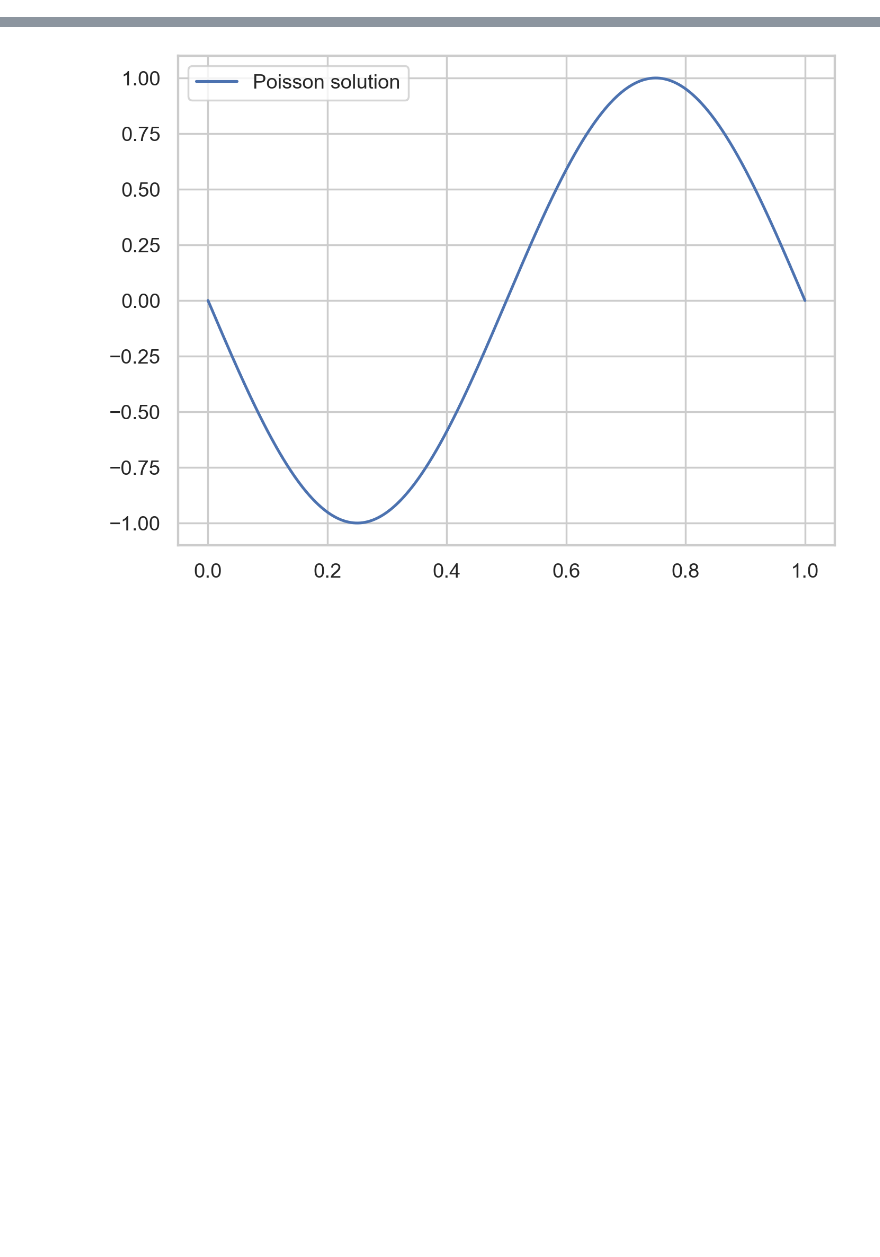
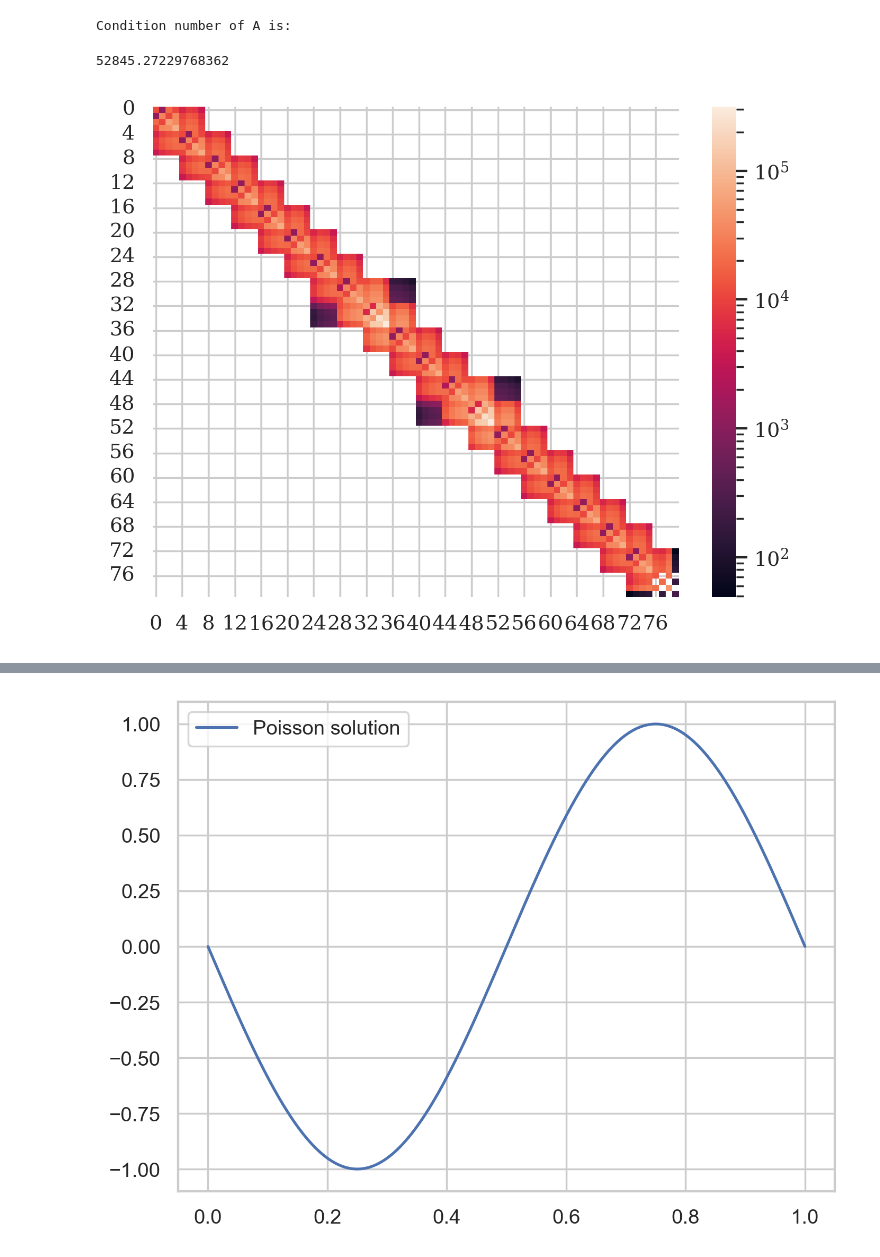
Before and after one commit to Nigel-Shen/StateRedistribution, a Jupyter notebook: DGSRD_elliptic.ipynb, the cells around one changed output, grey strips where cells are left out. Saved outputs shown, nothing was run; the diff lists cells and outputs as text; code cells hidden in the pictures; blank space fills up the shorter version.

```diff
--- a/DGSRD_elliptic.ipynb
+++ b/DGSRD_elliptic.ipynb
@@ -456,2 +431,46 @@ def compute_F(U, srd=True):
 
     return F
+# %%
+def get_mv(flux_type, local_matrices, bc, srd, p, grid, coarsen_M, redistribute_M):
+    def mv(u):
+        U = np.reshape(u, (grid.N, p+1))
+        Q = compute_Q(U, grid, flux_type, local_matrices, bc)
+
+        if srd:
+            Q_SRD = Redistribute(Coarsen(Q, grid, p, coarsen_M), grid, p, redistribute_M) # Why only apply SRD to Q??
+            """------ play around with parameters-------"""
+            Q = Q * np.array([(grid.h_local / grid.h) ** (1)]).T + Q_SRD * np.array([1 - (grid.h_local / grid.h) ** (1)]).T
+
+        F = compute_F(U, Q, grid, flux_type, local_matrices, bc=bc)
+
+        # if srd:
+        #     F_SRD = Redistribute(Coarsen(F, grid, p, coarsen_M), grid, p, redistribute_M) # Why only apply SRD to Q??
+        #     """------ play around with parameters-------"""
+        #     F = F * np.array([(grid.h_local / grid.h) ** p]).T + F_SRD * np.array([1 - (grid.h_local / grid.h) ** p]).T
+
+        return F.flatten()
+    return mv
+
+bc = [1, -1]
+p = 3
+N = 20
+grid = Grid(L, N, [1/4, 1/4], [N//2-1, N//2+3])
+grid.preprocess()
+grid.find_local_basis(p)
+coarsen_M = get_coarsen_M(p, grid)
+redistribute_M = get_redistribute_M(p, grid)
+local_matrices = load_local_matrices(p)
+A = sp.LinearOperator( (N*(p+1), N*(p+1)), matvec=get_mv("LDG", local_matrices, bc, True, p, grid, coarsen_M, redistribute_M) )
+b_hat = A * np.zeros(N*(p+1))
+
+Adense = A * np.eye(N*(p+1)) - np.array([b_hat]).T
+Adense[np.abs(Adense) < 1E-11] = 0
+print("Condition number of A is:")
+print(np.linalg.cond(Adense))
+fig, ax = plt.subplots(dpi=250)
+sns.heatmap(np.abs(Adense), norm=LogNorm(), ax=ax)
+plt.show()
+# %% [output]
+Condition number of A is:
+52845.27229768362
+[figure, added]
```
Also changed, not shown: parts of 20 cells of this notebook.
